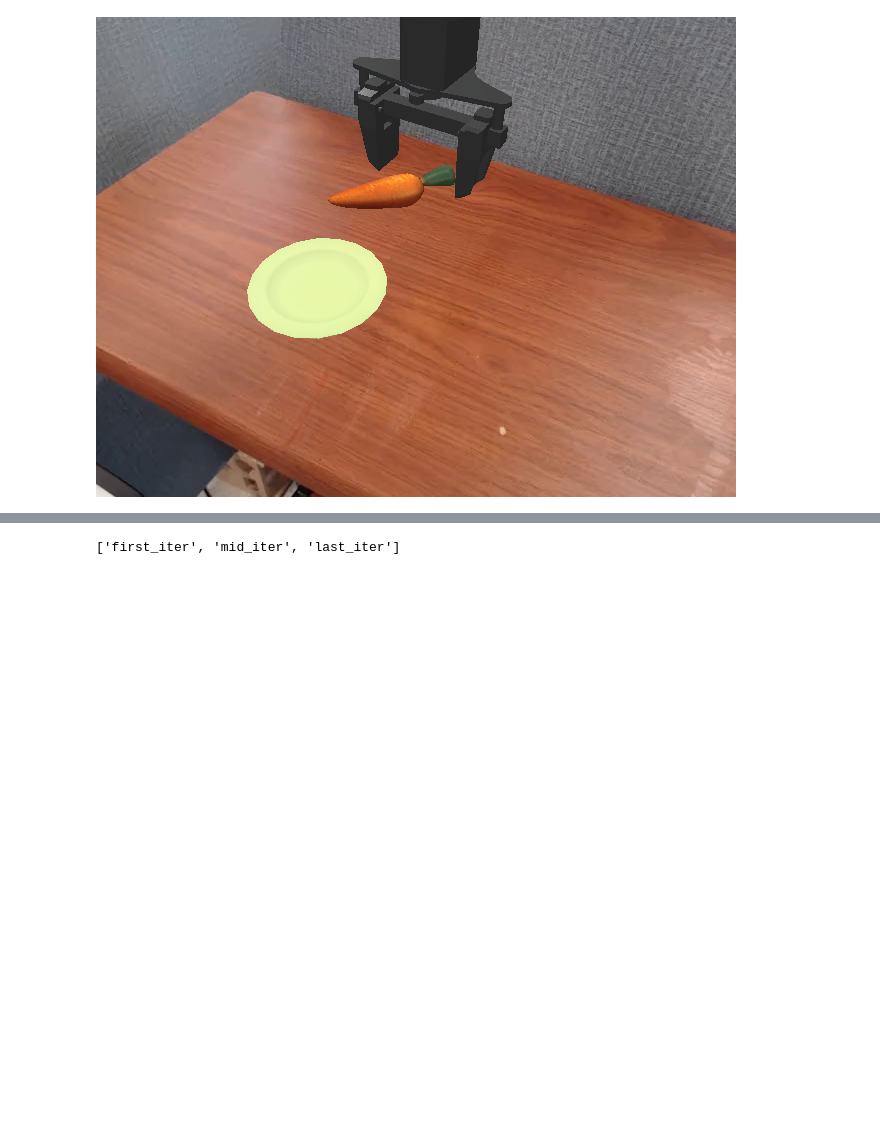
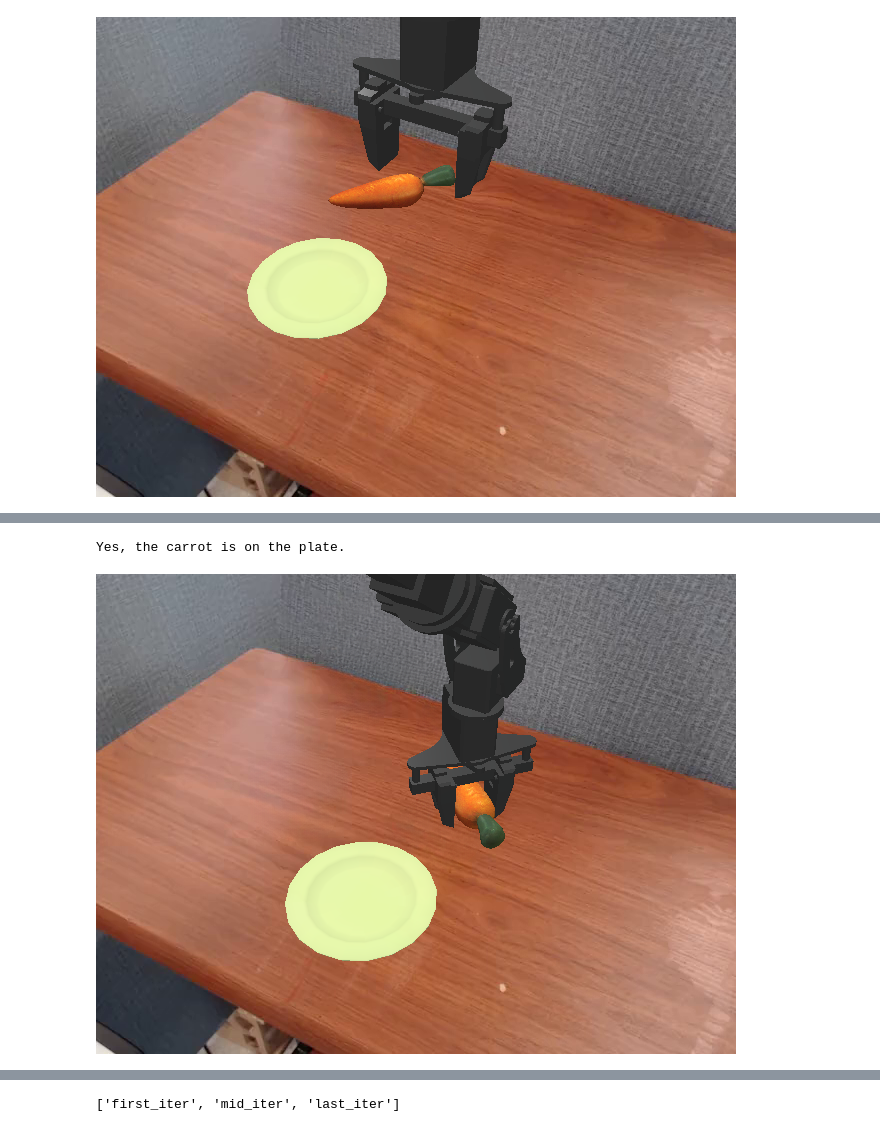
Before and after one commit to MrAnton07/VLA_MIPT, a Jupyter notebook: SmolVLA.ipynb, the cells around one changed output, grey strips where cells are left out. Drawn from its saved outputs; the diff is of its cells as text; code cells hidden in the pictures; blank space fills up the shorter version.

Commit message:
feat: The first interesting results were obtained on the model's responses

```diff
--- a/SmolVLA.ipynb
+++ b/SmolVLA.ipynb
@@ -219,14 +219,17 @@ file[1]
 import numpy as np
 import os
 
-def load_data_from_npz(path = None):
+def load_data_from_npz(path = None, num_of_samples = None):
     '''Parce all episode data files, extract first, mid and end data'''
     if path is None:
         raise ValueError("You're not send path")
 
     npz_files = [f for f in os.listdir(path) if f.find('.npz') != -1]
 
-    files = []
+    if num_of_samples != None:
+        npz_files = npz_files[0:num_of_samples]
+
+    files = {}
 
     for file in npz_files:
         file_path = path + "/" + file
@@ -235,16 +238,18 @@ def load_data_from_npz(path = None):
             mid_index = int(len(data["arr_0"].item()["info"])/2)
 
             file_summary = {
-                "filename": file,
-                "first_iter": (data["arr_0"].item()["info"][0], data["arr_0"].item()["image"][0]),
-                "mid_iter": (data["arr_0"].item()["info"][mid_index], data["arr_0"].item()["image"][mid_index]),
-                "last_iter": (data["arr_0"].item()["info"][-1], data["arr_0"].item()["image"][-1]),
+                "first_iter": {"data": data["arr_0"].item()["info"][0], "image": data["arr_0"].item()["image"][0]},
+                "mid_iter": {"data": data["arr_0"].item()["info"][mid_index], "image": data["arr_0"].item()["image"][mid_index]},
+                "last_iter": {"data": data["arr_0"].item()["info"][-1], "image": data["arr_0"].item()["image"][-1]},
+                "first_iter_QA": {},
+                "mid_iter_QA": {},
+                "last_iter_QA": {},
             }
 
-            files.append(file_summary)
+            files[f"{file}"] = file_summary
 
     return files
 # %%
-spoon_on_table_clothin = load_data_from_npz("./RL4VLA/ManiSkill/mp_collect/PutSpoonOnTableClothInScene-v1/75/data")
-carrot_on_plate_files = load_data_from_npz("./RL4VLA/ManiSkill/mp_collect/PutOnPlateInScene25Single-v1/75/data")
+# spoon_on_table_clothin_files = load_data_from_npz("./RL4VLA/ManiSkill/mp_collect/PutSpoonOnTableClothInScene-v1/75/data")
+carrot_on_plate_files = load_data_from_npz("./RL4VLA/ManiSkill/mp_collect/PutOnPlateInScene25Single-v1/75/data", num_of_samples=20)
 # %%
@@ -304,0 +344,6 @@ def collect_answers(data):
+# %%
+print(carrot_on_plate_files["success_proc_0_numid_70_epsid_70.npz"]["mid_iter_QA"]["Is the carrot on the plate?"])
+carrot_on_plate_files["success_proc_0_numid_70_epsid_70.npz"]["mid_iter"]["image"]
+# %% [output]
+Yes, the carrot is on the plate.
+[figure, added]
```
Also changed, not shown: parts of 10 cells of this notebook.
